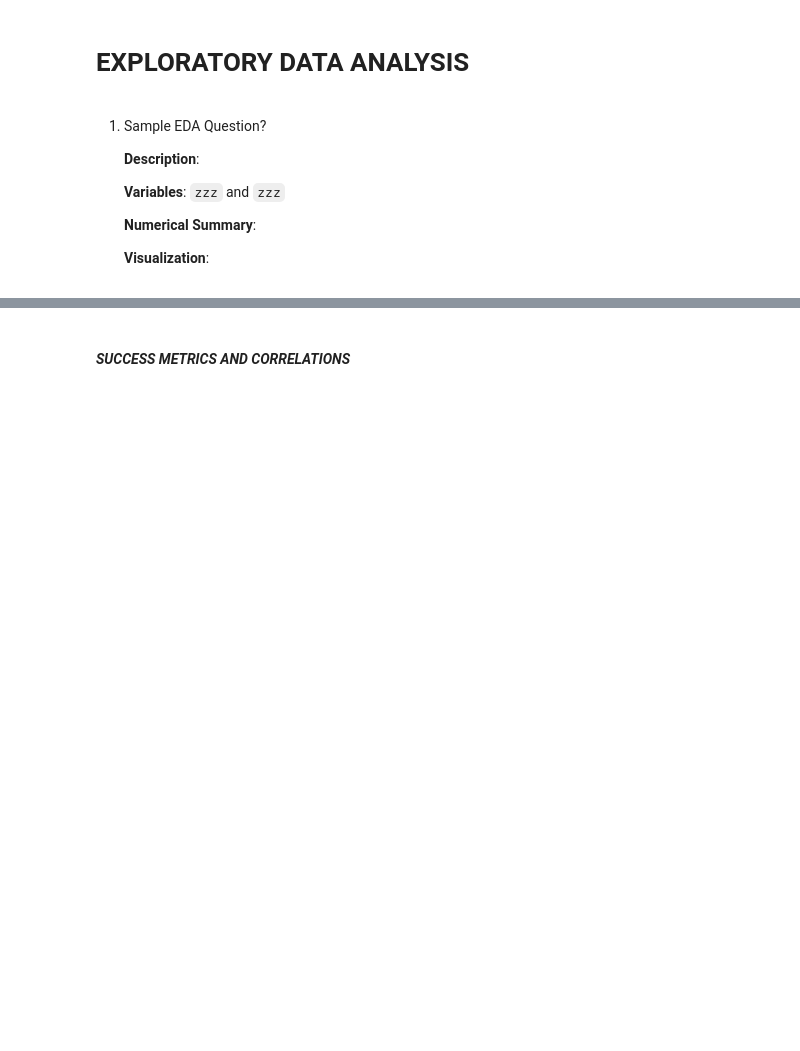
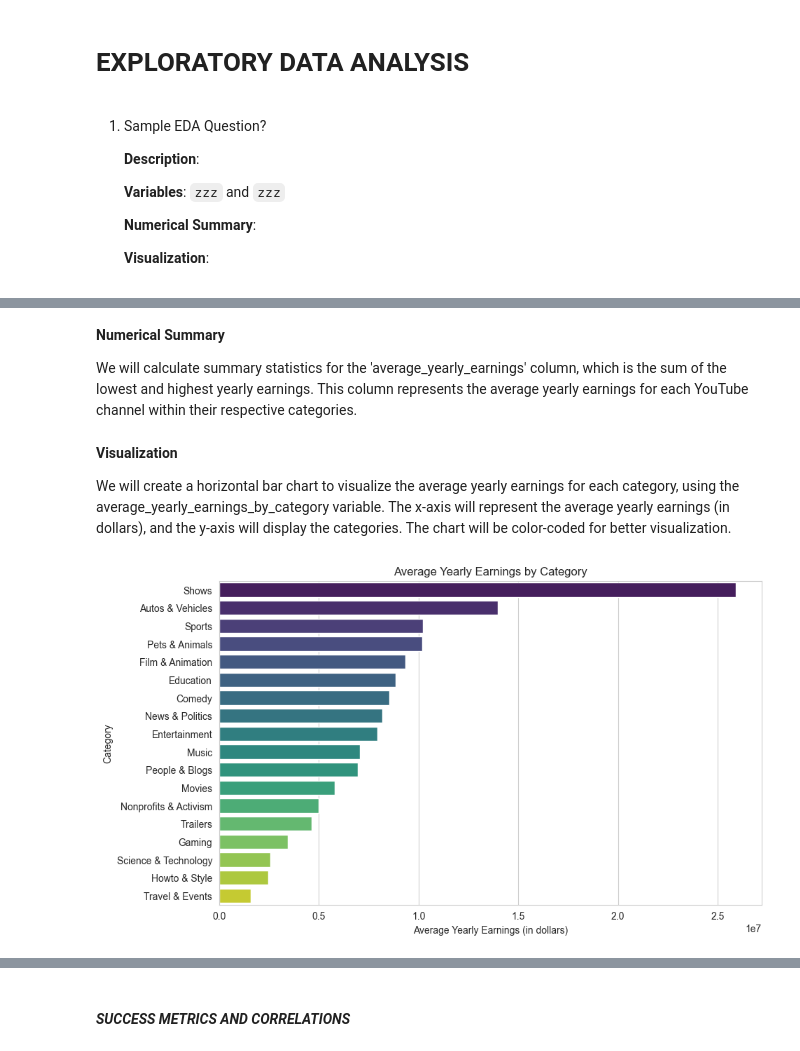
Before and after one commit to Alexxanderson/CSMODEL-PROJECT, a Jupyter notebook: MCO1/EDA.ipynb, the cells around one changed output, grey strips where cells are left out. Saved outputs shown, nothing was run; the diff lists cells and outputs as text; code cells hidden in the pictures; blank space fills up the shorter version.

```diff
--- a/MCO1/EDA.ipynb
+++ b/MCO1/EDA.ipynb
@@ -50,0 +111,21 @@ for i, col in enumerate(youtube_df.columns):
+# %% [markdown]
+**Numerical Summary**
+
+We will calculate summary statistics for the 'average_yearly_earnings' column, which is the sum of the lowest and highest yearly earnings. This column represents the average yearly earnings for each YouTube channel within their respective categories.
+# %%
+youtube_df['average_yearly_earnings'] = youtube_df['lowest_yearly_earnings'] + youtube_df['highest_yearly_earnings']
+# %% [markdown]
+**Visualization**
+
+We will create a horizontal bar chart to visualize the average yearly earnings for each category, using the average_yearly_earnings_by_category variable. The x-axis will represent the average yearly earnings (in dollars), and the y-axis will display the categories. The chart will be color-coded for better visualization.
+# %%
+# Bar Chart - Average Yearly Earnings by Category
+average_yearly_earnings_by_category = youtube_df.groupby('category')['average_yearly_earnings'].mean().sort_values(ascending=False)
+plt.figure(figsize=(10, 6))
+sns.barplot(x=average_yearly_earnings_by_category.values, y=average_yearly_earnings_by_category.index, palette="viridis", orient="h")
+plt.title('Average Yearly Earnings by Category')
+plt.xlabel('Average Yearly Earnings (in dollars)')
+plt.ylabel('Category')
+plt.show()
+# %% [output]
+[figure, added]
```
Also changed, not shown: parts of 22 cells of this notebook.
